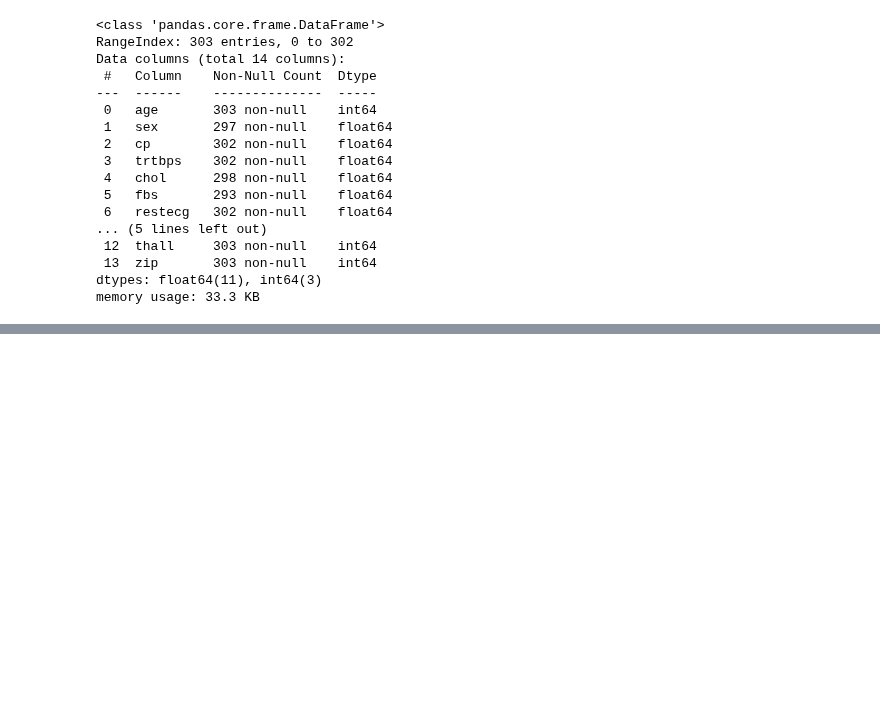
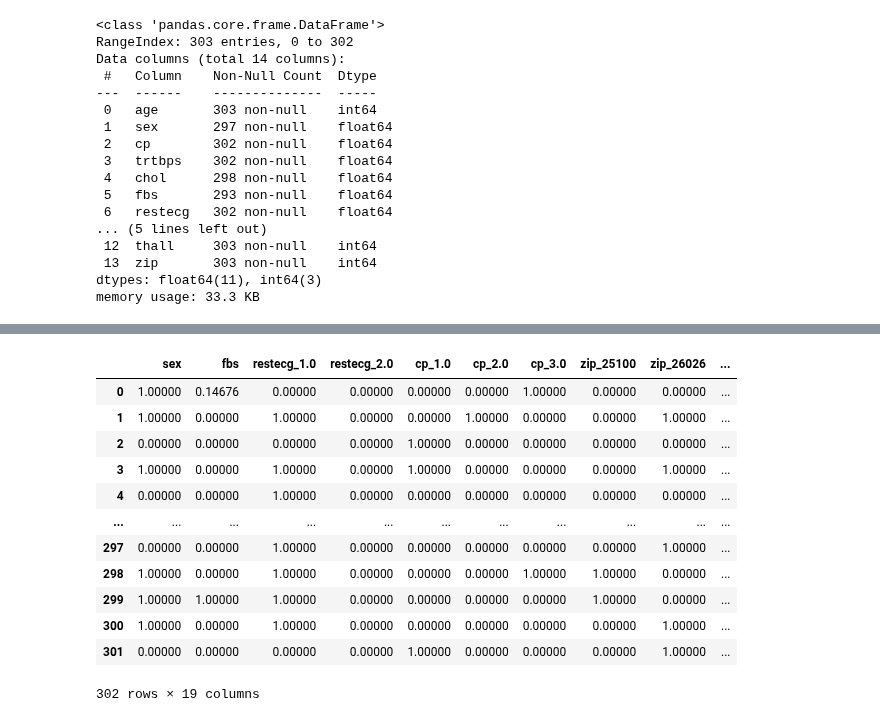
Before and after one commit to Filippo-Corti/SocialMediaMining, a Jupyter notebook: 3.MachineLearning/Pipelines.ipynb, the cells around one changed output, grey strips where cells are left out. Cells and saved outputs as stored; diff of their text form; code cells hidden in the pictures; blank space fills up the shorter version.

Commit message:
pipelines example done

```diff
--- a/3.MachineLearning/Pipelines.ipynb
+++ b/3.MachineLearning/Pipelines.ipynb
@@ -69,3 +69,10 @@ Data columns (total 14 columns):
  13  zip       303 non-null    int64
 dtypes: float64(11), int64(3)
 memory usage: 33.3 KB
+# %%
+# Drop the not-assigned rows with dropna -> in particular, all rows with a number of NA-values >= thresh
+# thresh is set to the max number of NA-values a row has in the dataset
+# Practically, it only removes a line with 11 NA-values
+heart = heart.dropna(axis=0, thresh = heart.isnull().sum(axis=1).max())
+
+heart
@@ -71,0 +93,28 @@ memory usage: 33.3 KB
+# %%
+# We then define the Column Transformer
+# For every column think:
+# - does it have null values? -> It needs an Imputer, in particular SimpleImputer with strategy mean, most_frequent or other...
+# - Is it categorical? -> It needs an Encoder, either OrdinalEncoder or OneHotEncoder
+# - Is it numeric? -> It needs Scaling, either MinMaxScaler or StandardScaler
+
+# Note that the columns specified as 3rd value of the tuples should only appear once in the ColumnTransformer. Use Pipeline to apply multiples
+# (This is only required to keep column names)
+
+pipeline1 = Pipeline([
+    ('imputing', SimpleImputer(strategy='mean')),
+    ('scaling', StandardScaler())
+])
+
+heart_ct = ColumnTransformer(
+    transformers=[
+        ('simple_imputing_1', SimpleImputer(strategy='most_frequent'), ['sex']),
+        ('simple_imputing_2', SimpleImputer(strategy='mean'), ['fbs']), # + chol and thalachh, in pipeline
+        ('one_hot_encoding', OneHotEncoder(categories='auto', drop='first', handle_unknown='ignore'), ['restecg', 'cp', 'zip']),
+        ('minmax_scaling', MinMaxScaler(), ['age', 'slp', 'caa', 'thall']),
+        ('standard_scaling', StandardScaler(), ['trtbps', 'oldpeak']), # + chol and thalachh, in pipeline
+        ('imput+scale', pipeline1, ['chol', 'thalachh'])
+    ],
+    verbose_feature_names_out=False,
+)
+# %%
+heart_ct.fit(heart)
@@ -71,0 +140,18 @@ memory usage: 33.3 KB
+# %%
+processed_heart = pd.DataFrame(heart_ct.transform(heart), columns=heart_ct.get_feature_names_out())
+
+processed_heart
+# %% [output]
+|  | sex | fbs | restecg_1.0 | restecg_2.0 | cp_1.0 | cp_2.0 | cp_3.0 | zip_25100 | zip_26026 | ... |
+| 0 | 1.00000 | 0.14676 | 0.00000 | 0.00000 | 0.00000 | 0.00000 | 1.00000 | 0.00000 | 0.00000 | ... |
+| 1 | 1.00000 | 0.00000 | 1.00000 | 0.00000 | 0.00000 | 1.00000 | 0.00000 | 0.00000 | 1.00000 | ... |
+| 2 | 0.00000 | 0.00000 | 0.00000 | 0.00000 | 1.00000 | 0.00000 | 0.00000 | 0.00000 | 0.00000 | ... |
+| 3 | 1.00000 | 0.00000 | 1.00000 | 0.00000 | 1.00000 | 0.00000 | 0.00000 | 0.00000 | 1.00000 | ... |
+| 4 | 0.00000 | 0.00000 | 1.00000 | 0.00000 | 0.00000 | 0.00000 | 0.00000 | 0.00000 | 0.00000 | ... |
+| ... | ... | ... | ... | ... | ... | ... | ... | ... | ... | ... |
+| 297 | 0.00000 | 0.00000 | 1.00000 | 0.00000 | 0.00000 | 0.00000 | 0.00000 | 0.00000 | 1.00000 | ... |
+| 298 | 1.00000 | 0.00000 | 1.00000 | 0.00000 | 0.00000 | 0.00000 | 1.00000 | 1.00000 | 0.00000 | ... |
+| 299 | 1.00000 | 1.00000 | 1.00000 | 0.00000 | 0.00000 | 0.00000 | 0.00000 | 1.00000 | 0.00000 | ... |
+| 300 | 1.00000 | 0.00000 | 1.00000 | 0.00000 | 0.00000 | 0.00000 | 0.00000 | 0.00000 | 1.00000 | ... |
+| 301 | 0.00000 | 0.00000 | 0.00000 | 0.00000 | 1.00000 | 0.00000 | 0.00000 | 0.00000 | 1.00000 | ... |
+302 rows × 19 columns
```
Also changed, not shown: parts of 3 cells of this notebook.
